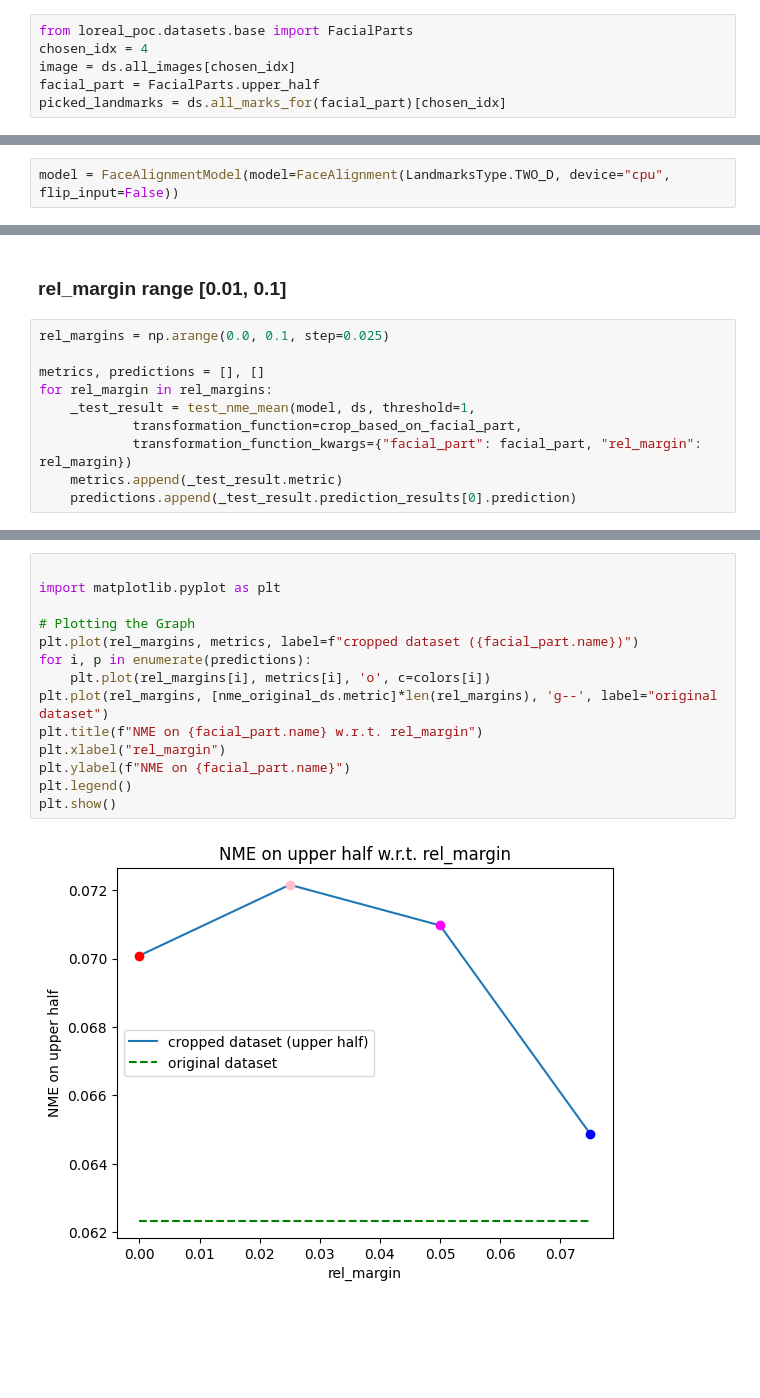
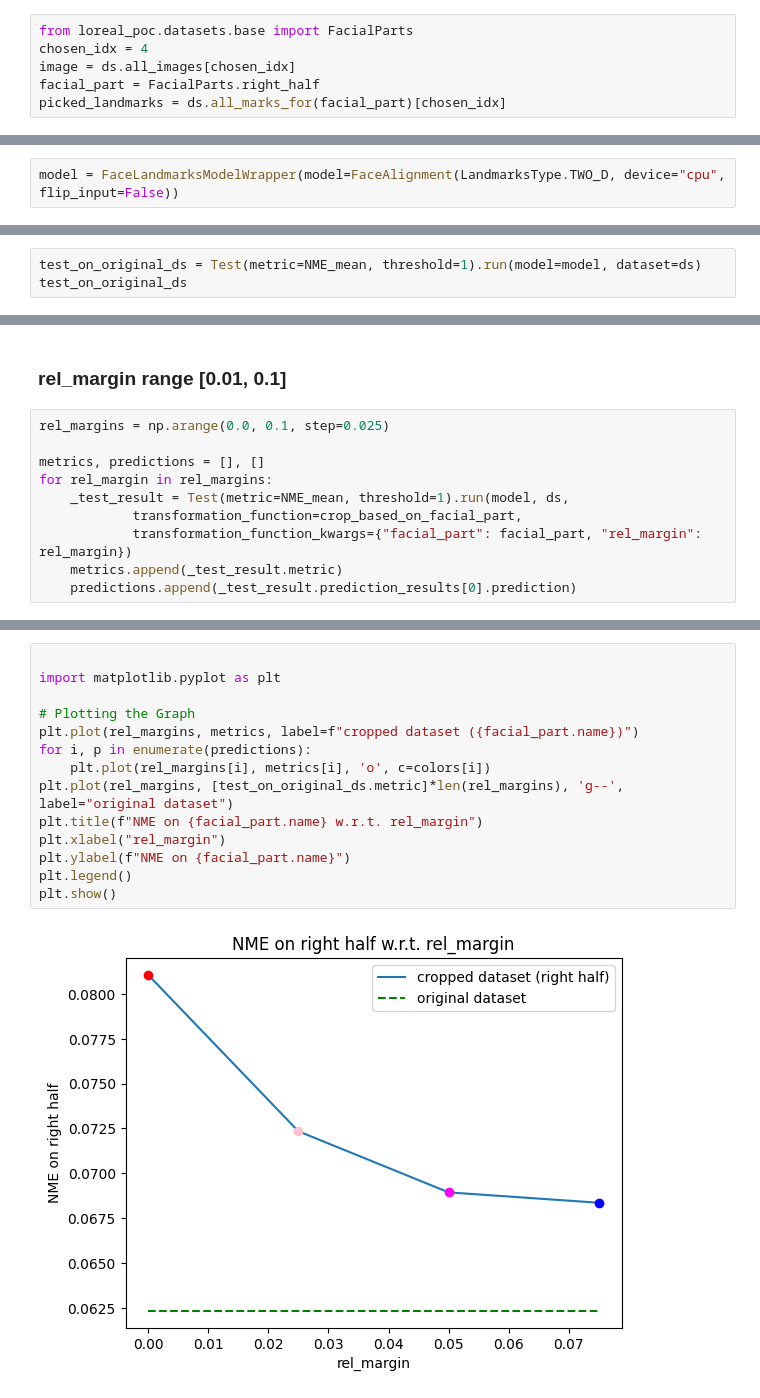
Before and after one commit to Giskard-AI/giskard-vision, a Jupyter notebook: examples/criteria1_partial_faces.ipynb, the cells around one changed output, grey strips where cells are left out. Drawn from its saved outputs; the diff is of its cells as text; blank space fills up the shorter version.

```diff
--- a/examples/criteria1_partial_faces.ipynb
+++ b/examples/criteria1_partial_faces.ipynb
@@ -16,7 +17,7 @@ L'Oreal
 from loreal_poc.datasets.base import FacialParts
 chosen_idx = 4
 image = ds.all_images[chosen_idx]
-facial_part = FacialParts.upper_half
+facial_part = FacialParts.right_half
 picked_landmarks = ds.all_marks_for(facial_part)[chosen_idx]
 # %%
 draw_marks(image, [picked_landmarks], ["green"], [True])
@@ -25,6 +26,6 @@ draw_marks(image, [picked_landmarks], ["green"], [True])
 # %% [markdown]
 ### Model
 # %%
-model = FaceAlignmentModel(model=FaceAlignment(LandmarksType.TWO_D, device="cpu", flip_input=False))
+model = FaceLandmarksModelWrapper(model=FaceAlignment(LandmarksType.TWO_D, device="cpu", flip_input=False))
 # %% [markdown]
 ### NME test on original dataset
@@ -39,0 +32,3 @@ nme_original_ds
+# %%
+test_on_original_ds = Test(metric=NME_mean, threshold=1).run(model=model, dataset=ds)
+test_on_original_ds
@@ -57,7 +58,7 @@ rel_margins = np.arange(0.0, 0.1, step=0.025)
 
 metrics, predictions = [], []
 for rel_margin in rel_margins:
-    _test_result = test_nme_mean(model, ds, threshold=1,
+    _test_result = Test(metric=NME_mean, threshold=1).run(model, ds,
             transformation_function=crop_based_on_facial_part,
             transformation_function_kwargs={"facial_part": facial_part, "rel_margin": rel_margin})
     metrics.append(_test_result.metric)
@@ -79,16 +80,16 @@ draw_marks(image, [p[chosen_idx] for p in predictions], colors, squares=squares)
 # %%
 
 import matplotlib.pyplot as plt
 
 # Plotting the Graph
 plt.plot(rel_margins, metrics, label=f"cropped dataset ({facial_part.name})")
 for i, p in enumerate(predictions):
     plt.plot(rel_margins[i], metrics[i], 'o', c=colors[i])
-plt.plot(rel_margins, [nme_original_ds.metric]*len(rel_margins), 'g--', label="original dataset")
+plt.plot(rel_margins, [test_on_original_ds.metric]*len(rel_margins), 'g--', label="original dataset")
 plt.title(f"NME on {facial_part.name} w.r.t. rel_margin")
 plt.xlabel("rel_margin")
 plt.ylabel(f"NME on {facial_part.name}")
 plt.legend()
 plt.show()
 # %% [output]
-[figure, old version]
+[figure, new version]
```
Also changed, not shown: parts of 9 cells of this notebook, 1 other file.
